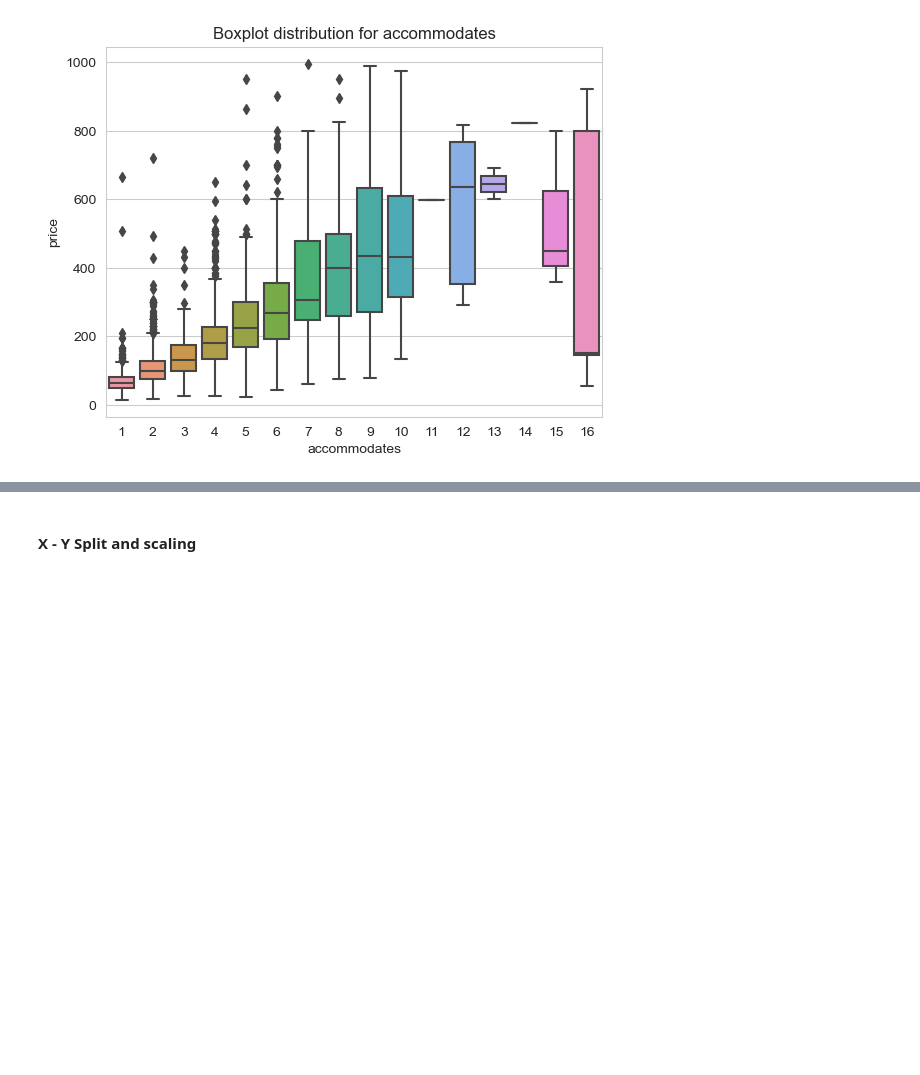
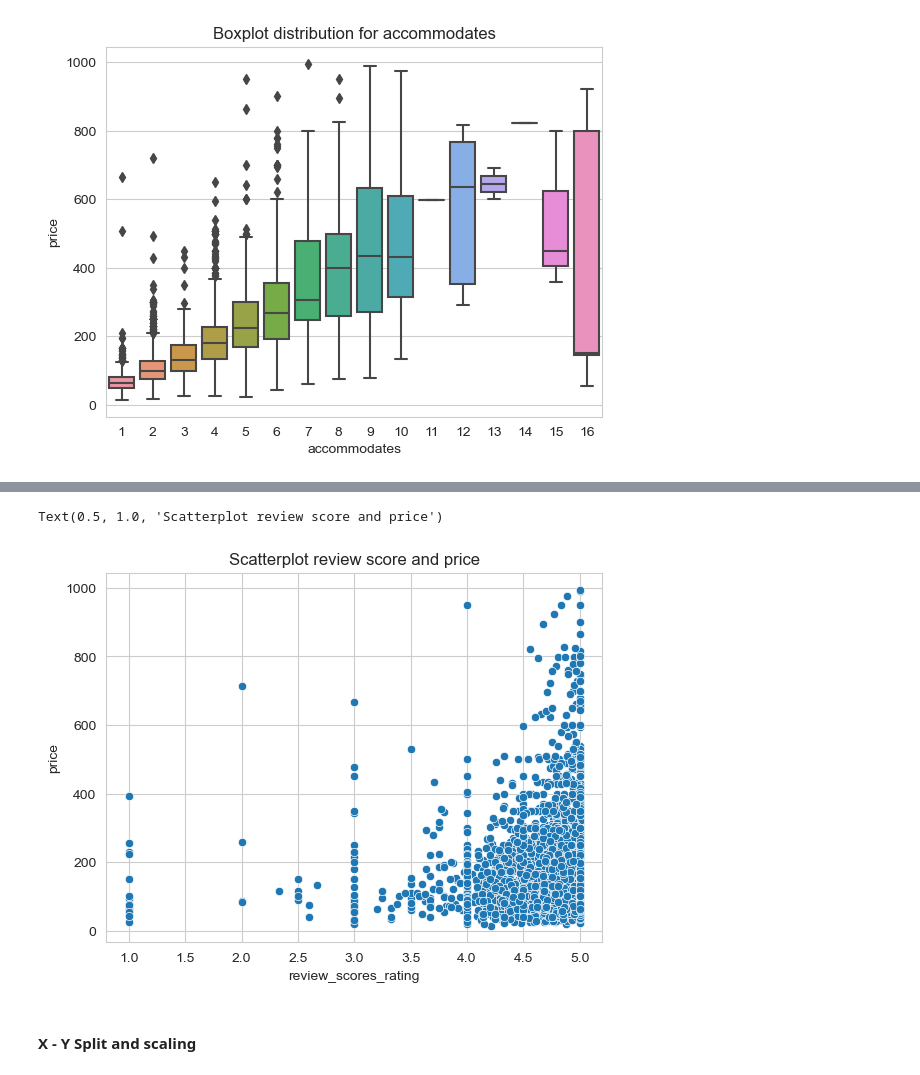
Before and after one commit to alexCCTcollege/Capstone, a Jupyter notebook: Transform.ipynb, the cells around one changed output, grey strips where cells are left out. Saved outputs shown, nothing was run; the diff lists cells and outputs as text; code cells hidden in the pictures; blank space fills up the shorter version.

```diff
--- a/Transform.ipynb
+++ b/Transform.ipynb
@@ -722,3 +722,9 @@ Text(0.5, 1.0, 'Boxplot distribution for accommodates')
+# %%
+sns.scatterplot(x='review_scores_rating', y='price', data=listings_no_out)
+plt.title('Scatterplot review score and price')
+# %% [output]
+Text(0.5, 1.0, 'Scatterplot review score and price')
+[figure, added]
 # %%
 listings.rename(columns={('PM<sub>10</sub>', 'mean'): 'PM10 Mean'}, inplace=True)
 listings.rename(columns={('PM<sub>10</sub>', 'max'): 'PM10 Mean'}, inplace=True)
```
Also changed, not shown: parts of 3 cells of this notebook, 7 other files.
